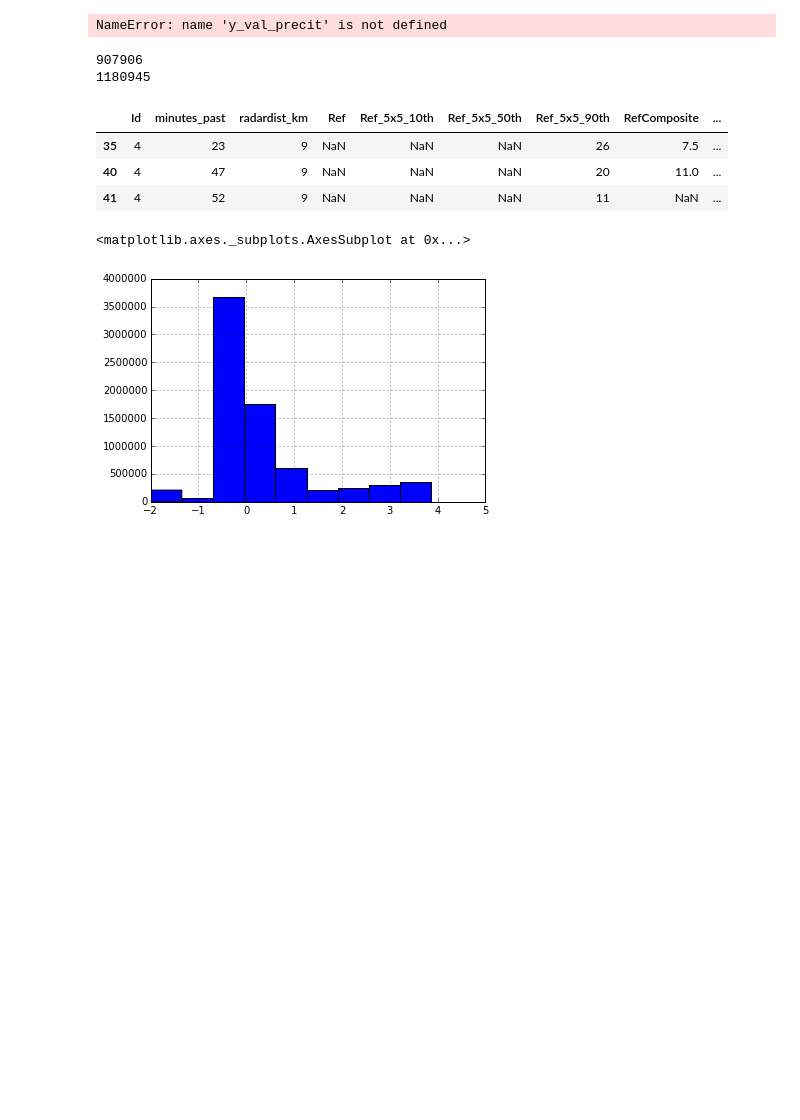
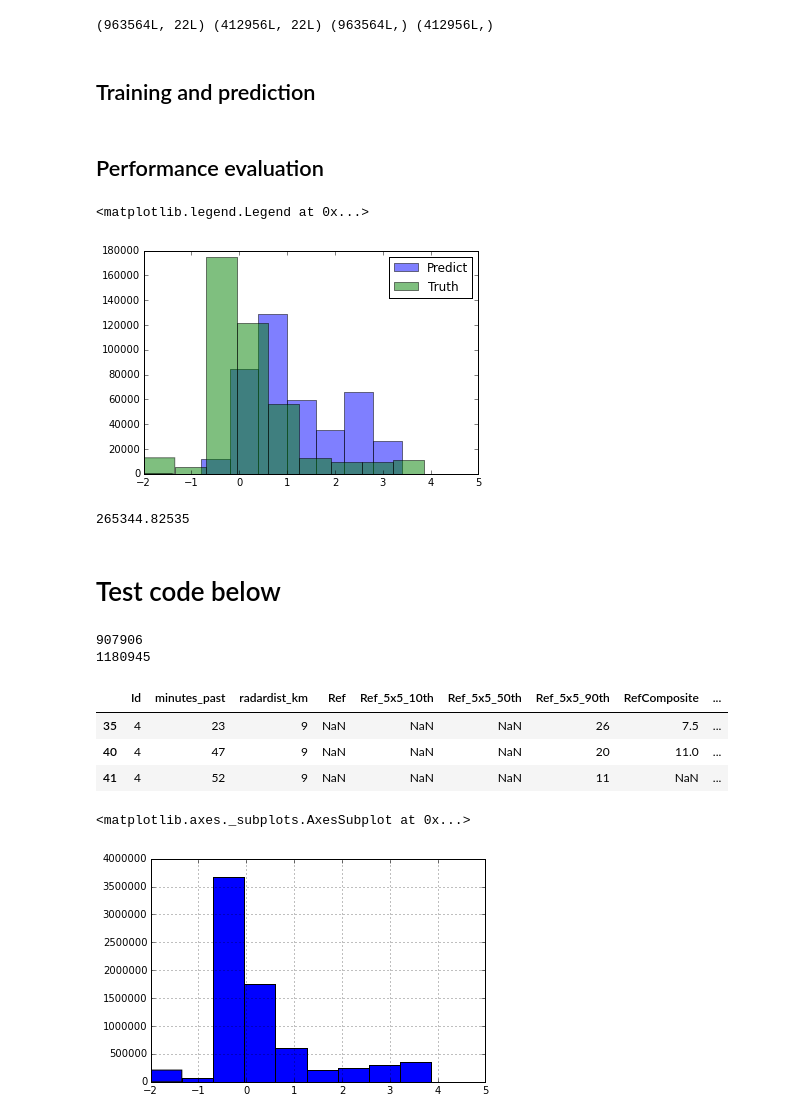
Before and after one commit to zaxliu/howmuchrainii, a Jupyter notebook: ml_test.ipynb, the cells around one changed output. Cells and saved outputs as stored; diff of their text form; code cells hidden in the pictures; blank space fills up the shorter version.

```diff
--- a/ml_test.ipynb
+++ b/ml_test.ipynb
@@ -18,9 +14,0 @@ del trn
-# %%
-[X_trn, X_val, y_trn, y_val] = train_test_split(X, y, test_size = 0.3)
-del X
-del y
-imp = Imputer(strategy='mean')
-X_trn = imp.fit_transform(X_trn)
-y_trn = imp.fit_transform(y_trn)
-X_val = imp.fit_transform(X_val)
-y_val = imp.fit_transform(y_val)
@@ -27 +46,7 @@ y_val = imp.fit_transform(y_val)
+# %%
+print X_trn.shape, X_val.shape, y_trn.shape, y_val.shape
+# %% [output]
+(963564L, 22L) (412956L, 22L) (963564L,) (412956L,)
+# %% [markdown]
+## Training and prediction
 # %%
@@ -29,9 +54,20 @@ clf = RandomForestRegressor(n_jobs=-1)
 clf.fit(X_trn, y_trn)
 y_val_predict = clf.predict(X_val)
+# %% [markdown]
+## Performance evaluation
+# %%
+plt.hist(np.log10(y_val_predict), alpha = 0.5)
+plt.hist(np.log10(y_val), alpha = 0.5)
+plt.legend(['Predict','Truth'])
+# %% [output]
+<matplotlib.legend.Legend at 0x...>
+[figure, added]
 # %%
-print ((y_val_precit-y_val)**2).mean()
+print ((y_val_predict-y_val)**2).mean()
 # %% [output]
-NameError: name 'y_val_precit' is not defined
+265344.82535
+# %% [markdown]
+# Test code below
 # %%
 # print trn[trn['Id']==8]
 print trn[trn['Ref'].isnull()]['Id'].nunique()
```
Also changed, not shown: parts of 14 cells of this notebook.
